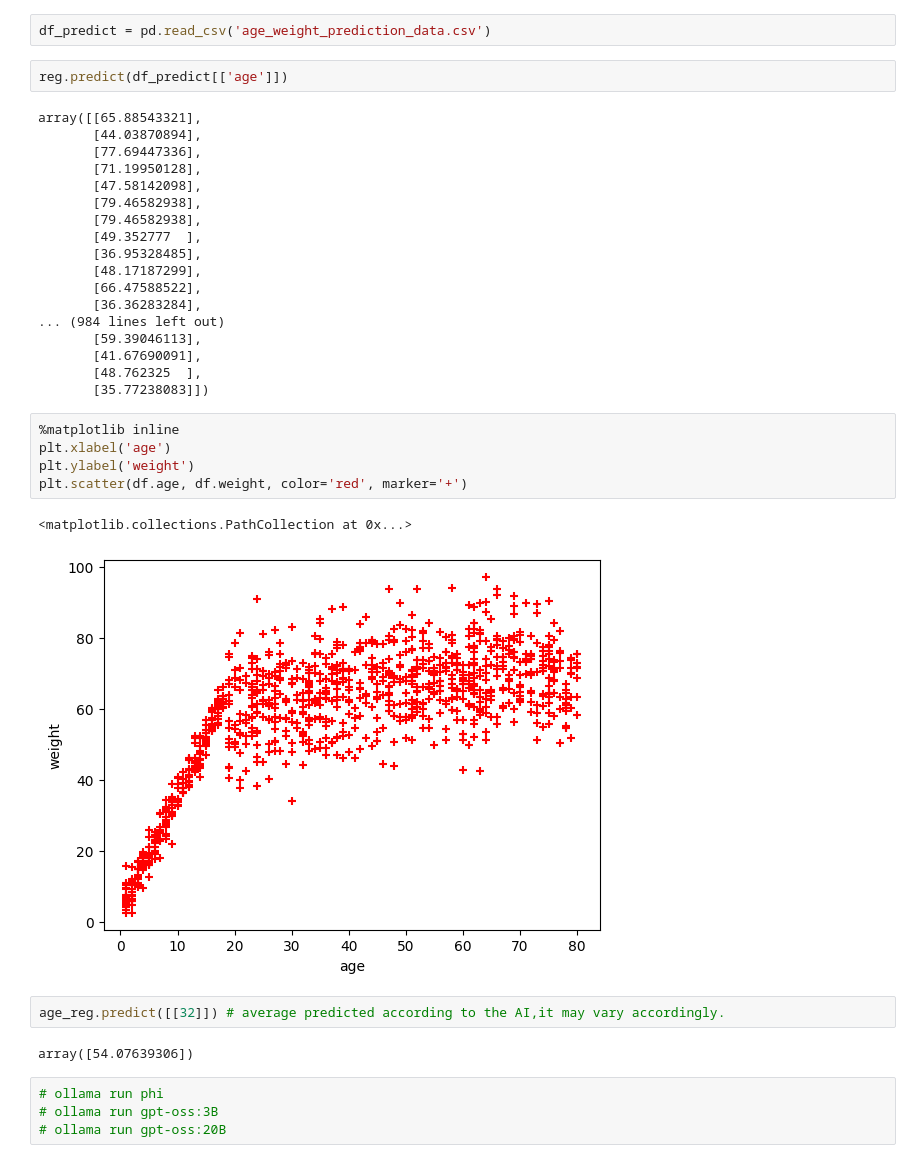
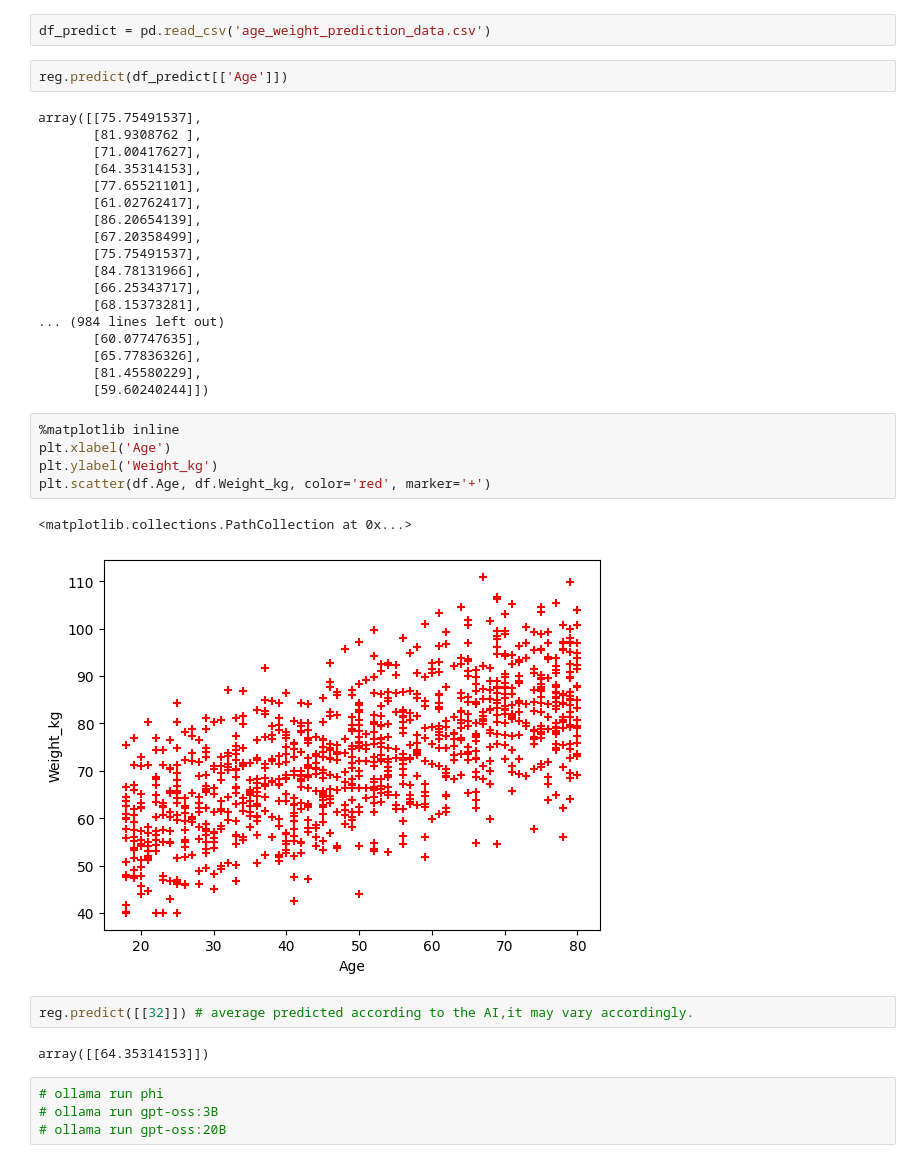
Before and after one commit to sistusaichandu-bit/Agentic_AI-VAP, a Jupyter notebook: AgenticAI_VAP.ipynb, the cells around one changed output. Drawn from its saved outputs; the diff is of its cells as text.

```diff
--- a/AgenticAI_VAP.ipynb
+++ b/AgenticAI_VAP.ipynb
@@ -190,37 +190,37 @@ array([[1806.53795111]])
 # %%
 df_predict = pd.read_csv('age_weight_prediction_data.csv')
 # %%
-reg.predict(df_predict[['age']])
+reg.predict(df_predict[['Age']])
 # %% [output]
-array([[65.88543321],
-       [44.03870894],
-       [77.69447336],
-       [71.19950128],
-       [47.58142098],
-       [79.46582938],
-       [79.46582938],
-       [49.352777  ],
-       [36.95328485],
-       [48.17187299],
-       [66.47588522],
-       [36.36283284],
+array([[75.75491537],
+       [81.9308762 ],
+       [71.00417627],
+       [64.35314153],
+       [77.65521101],
+       [61.02762417],
+       [86.20654139],
+       [67.20358499],
+       [75.75491537],
+       [84.78131966],
+       [66.25343717],
+       [68.15373281],
 ... (984 lines left out)
-       [59.39046113],
-       [41.67690091],
-       [48.762325  ],
-       [35.77238083]])
+       [60.07747635],
+       [65.77836326],
+       [81.45580229],
+       [59.60240244]])
 # %%
 %matplotlib inline
-plt.xlabel('age')
-plt.ylabel('weight')
-plt.scatter(df.age, df.weight, color='red', marker='+')
+plt.xlabel('Age')
+plt.ylabel('Weight_kg')
+plt.scatter(df.Age, df.Weight_kg, color='red', marker='+')
 # %% [output]
 <matplotlib.collections.PathCollection at 0x...>
-[figure, old version]
+[figure, new version]
 # %%
-age_reg.predict([[32]]) # average predicted according to the AI,it may vary accordingly.
+reg.predict([[32]]) # average predicted according to the AI,it may vary accordingly.
 # %% [output]
-array([54.07639306])
+array([[64.35314153]])
 # %%
 # ollama run phi
 # ollama run gpt-oss:3B
```
Also changed, not shown: parts of 6 cells of this notebook.
